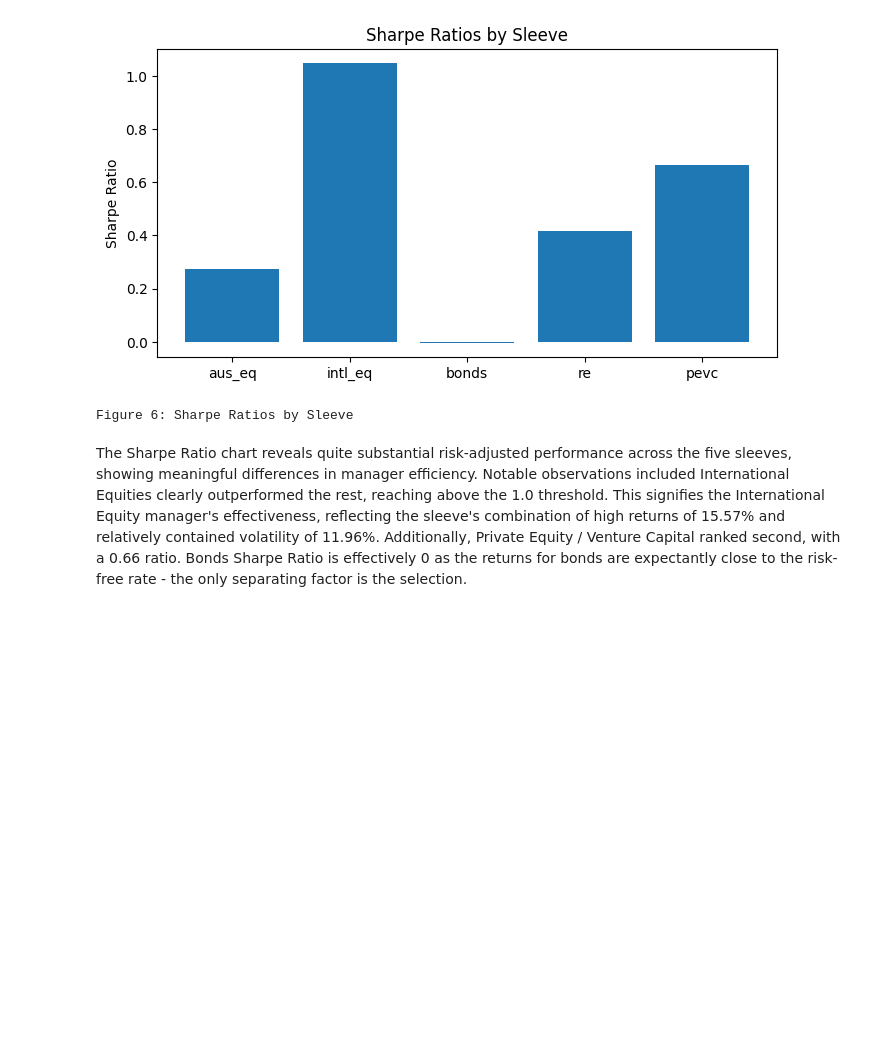
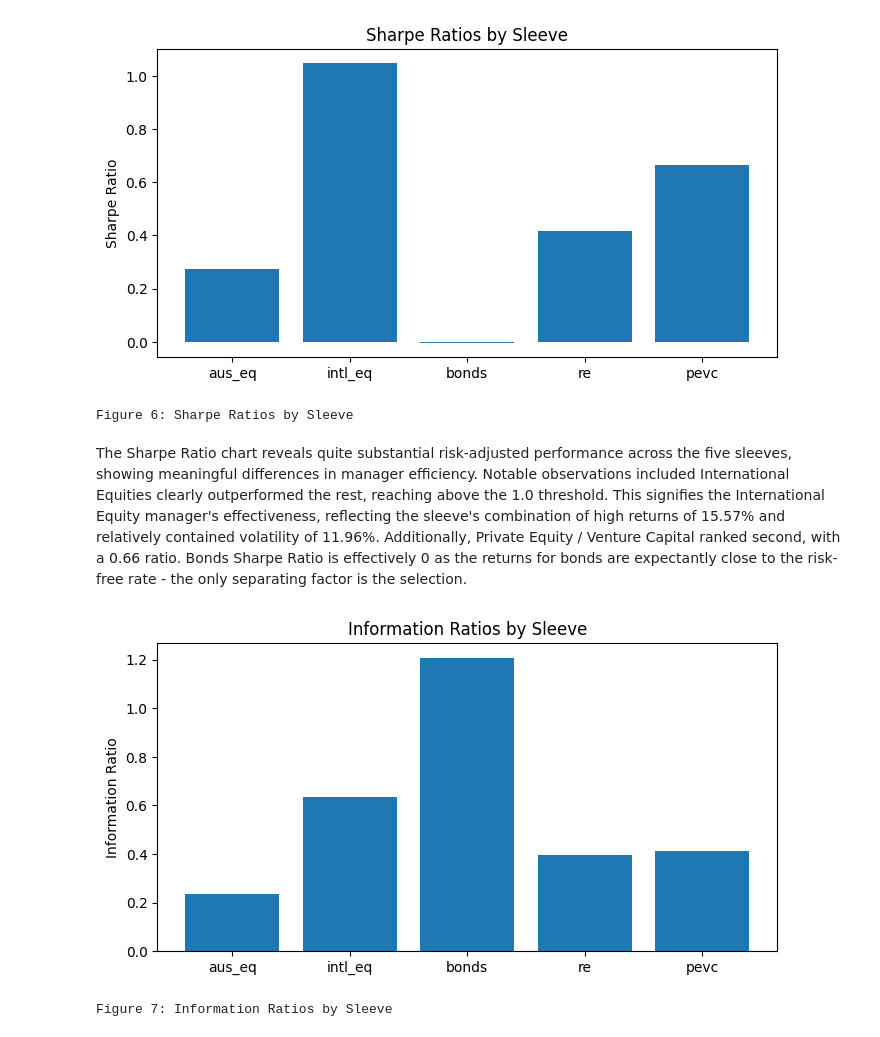
Before and after one commit to afperry2/FINM3422-Group-8-Task-2, a Jupyter notebook: notebook/multi-asset_portfolio_performance_report.ipynb, the cells around one changed output. Cells and saved outputs as stored; diff of their text form; code cells hidden in the pictures; blank space fills up the shorter version.

```diff
--- a/notebook/multi-asset_portfolio_performance_report.ipynb
+++ b/notebook/multi-asset_portfolio_performance_report.ipynb
@@ -261,3 +261,15 @@ print("Figure 6: Sharpe Ratios by Sleeve")
 Figure 6: Sharpe Ratios by Sleeve
 # %% [markdown]
 The Sharpe Ratio chart reveals quite substantial risk-adjusted performance across the five sleeves, showing meaningful differences in manager efficiency. Notable observations included International Equities clearly outperformed the rest, reaching above the 1.0 threshold. This signifies the International Equity manager's effectiveness, reflecting the sleeve's combination of high returns of 15.57% and relatively contained volatility of 11.96%. Additionally, Private Equity / Venture Capital ranked second, with a 0.66 ratio. Bonds Sharpe Ratio is effectively 0 as the returns for bonds are expectantly close to the risk-free rate - the only separating factor is the selection.
+# %%
+ir_ratios = [summary.loc["Information Ratio", sleeve] for sleeve in sleeves]
+
+plt.figure(figsize=(8, 4))
+plt.bar(sleeves, ir_ratios)
+plt.title("Information Ratios by Sleeve")
+plt.ylabel("Information Ratio")
+plt.show()
+print("Figure 7: Information Ratios by Sleeve")
+# %% [output]
+[figure, added]
+Figure 7: Information Ratios by Sleeve
```
Also changed, not shown: parts of 5 cells of this notebook.
